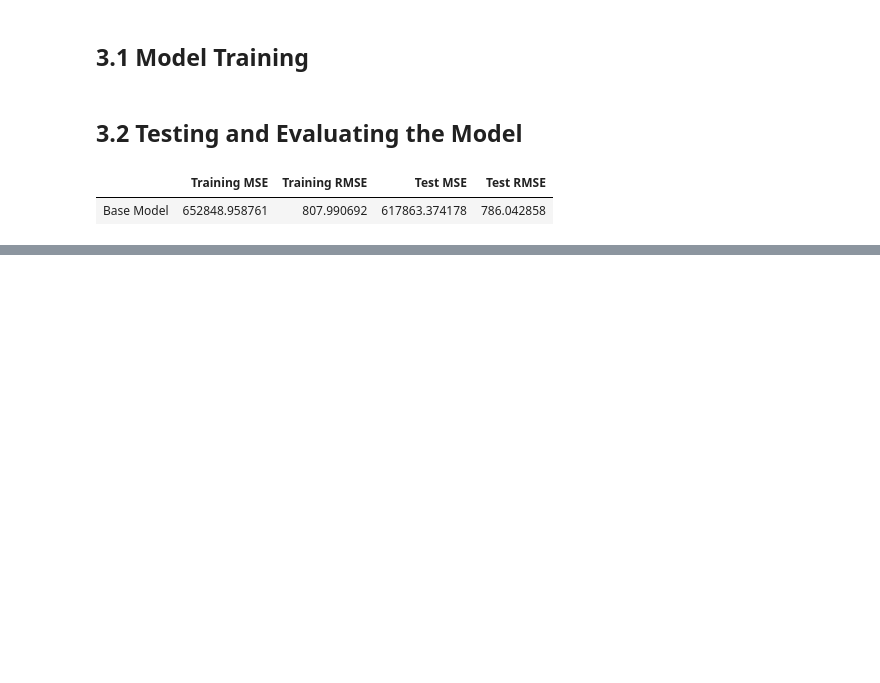
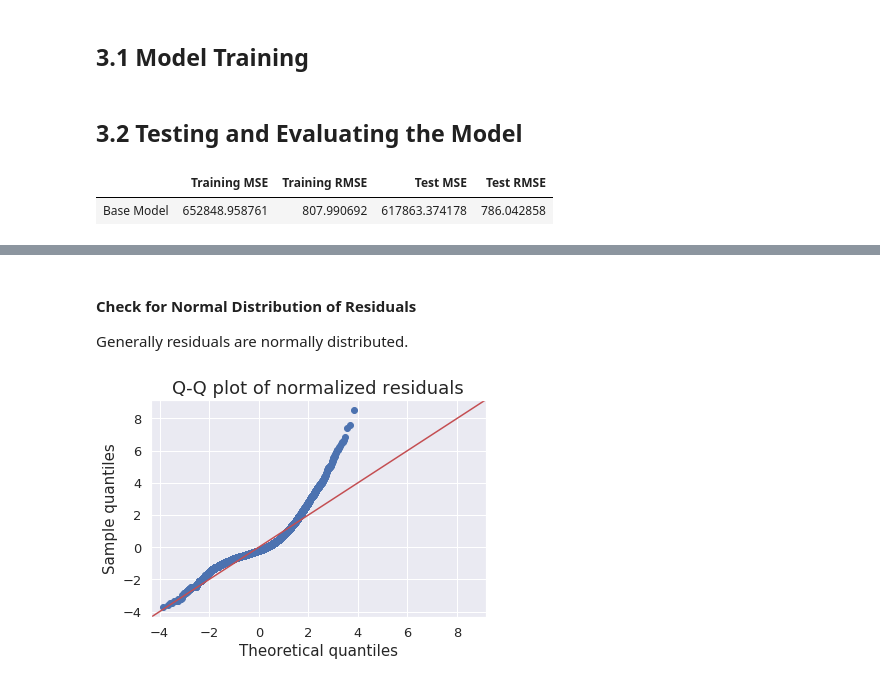
Before and after one commit to BileOara/REGRESSION, a Jupyter notebook: REGRESSION.ipynb, the cells around one changed output, grey strips where cells are left out. Cells and saved outputs as stored; diff of their text form; code cells hidden in the pictures; blank space fills up the shorter version.

```diff
--- a/REGRESSION.ipynb
+++ b/REGRESSION.ipynb
@@ -1155,0 +1274,16 @@ results_df
+# %% [markdown]
+#### Check for Normal Distribution of Residuals
+
+Generally residuals are normally distributed.
+# %%
+# plt.figure(figsize=(8,5))
+fig=qqplot(fitted.resid_pearson,line='45',fit='True')
+plt.xticks(fontsize=13)
+plt.yticks(fontsize=13)
+plt.xlabel("Theoretical quantiles",fontsize=15)
+plt.ylabel("Sample quantiles",fontsize=15)
+plt.title("Q-Q plot of normalized residuals",fontsize=18)
+plt.grid(True)
+plt.show()
+# %% [output]
+[figure, added]
```
Also changed, not shown: parts of 22 cells of this notebook.
